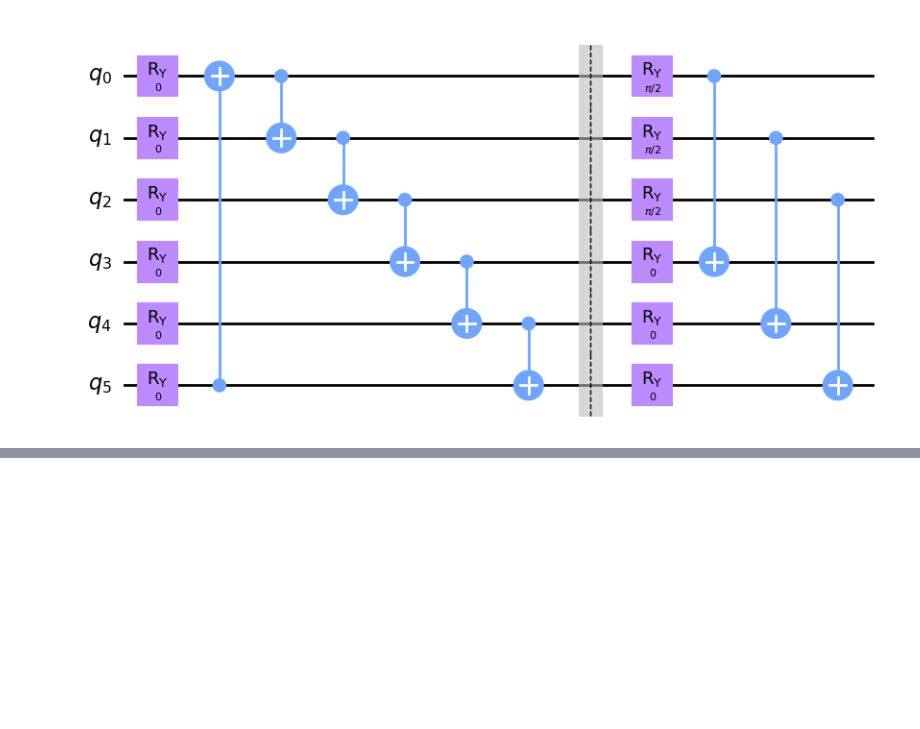
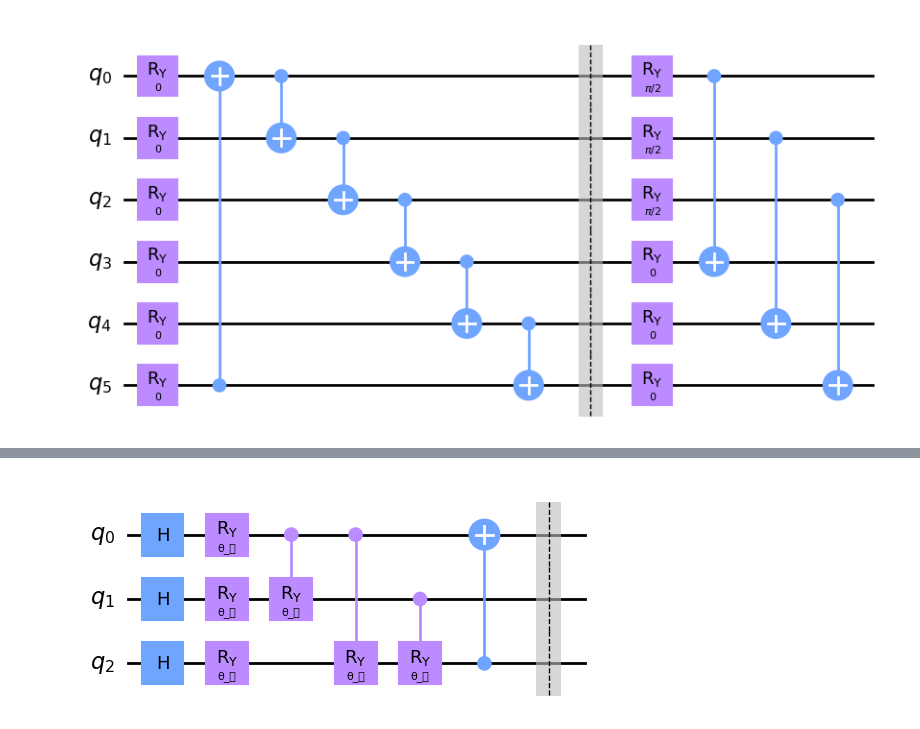
Before and after one commit to burakvarol123/Matrix-Models-with-Quantum-Computing, a Jupyter notebook: tryouts.ipynb, the cells around one changed output, grey strips where cells are left out. Saved outputs shown, nothing was run; the diff lists cells and outputs as text; code cells hidden in the pictures; blank space fills up the shorter version.

```diff
--- a/tryouts.ipynb
+++ b/tryouts.ipynb
@@ -142,0 +161,4 @@ an.ansatz_hadamard(8,1).draw("mpl")
+# %%
+an.ansatz_cry_optimized(3,1).draw("mpl")
+# %% [output]
+[figure, added]
```
Also changed, not shown: parts of 6 cells of this notebook.
